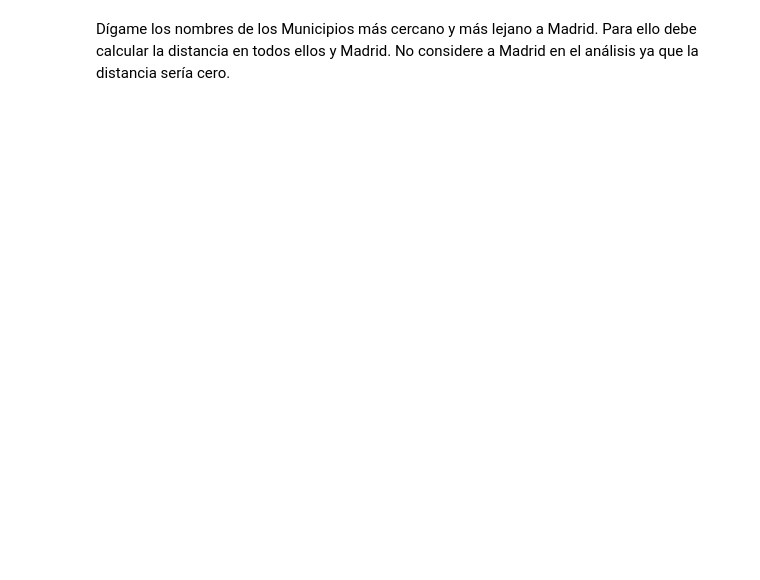
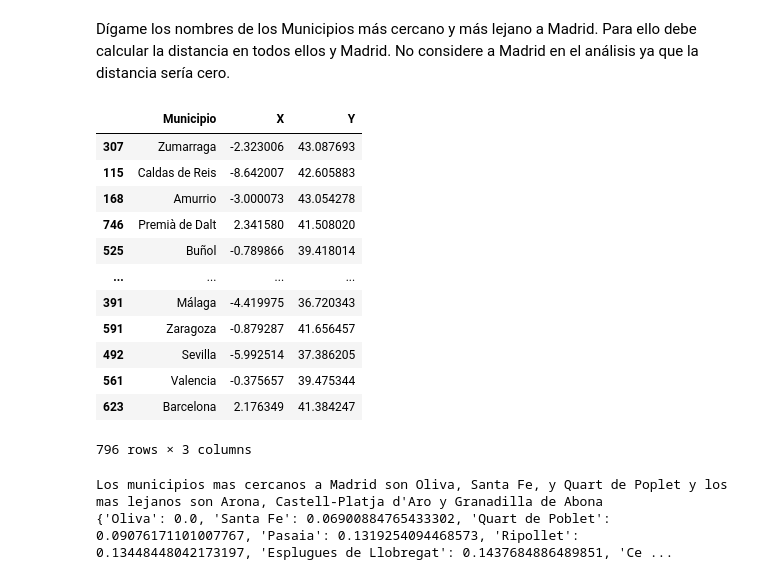
Before and after one commit to fhprime/Laboratorio-3-FH-Data-Science, a Jupyter notebook: Laboratorio 3 FH Data Science.ipynb, the cells around one changed output. Cells and saved outputs as stored; diff of their text form; code cells hidden in the pictures; blank space fills up the shorter version.

```diff
--- a/Laboratorio 3 FH Data Science.ipynb
+++ b/Laboratorio 3 FH Data Science.ipynb
@@ -298,3 +298,47 @@ Dígame los nombres de los Municipios más cercano y más
 lejano a Madrid. Para ello debe calcular la distancia en
 todos ellos y Madrid. No considere a Madrid en el
 análisis ya que la distancia sería cero.
+# %%
+coordenadas_municipio = df.loc[df['Provincia'] != 'Madrid',['Municipio','X','Y']]
+coordenadas_municipio
+# %% [output]
+|  | Municipio | X | Y |
+| 307 | Zumarraga | -2.323006 | 43.087693 |
+| 115 | Caldas de Reis | -8.642007 | 42.605883 |
+| 168 | Amurrio | -3.000073 | 43.054278 |
+| 746 | Premià de Dalt | 2.341580 | 41.508020 |
+| 525 | Buñol | -0.789866 | 39.418014 |
+| ... | ... | ... | ... |
+| 391 | Málaga | -4.419975 | 36.720343 |
+| 591 | Zaragoza | -0.879287 | 41.656457 |
+| 492 | Sevilla | -5.992514 | 37.386205 |
+| 561 | Valencia | -0.375657 | 39.475344 |
+| 623 | Barcelona | 2.176349 | 41.384247 |
+796 rows × 3 columns
+# %%
+# Se observa las coordenadas de Madrid
+coordenadas_madrid = [-3.703797,40.416630]
+coord_x = coordenadas_municipio['X']
+coord_y = coordenadas_municipio['Y']
+dic_coord = {}
+for mun in range(len(coordenadas_municipio)):
+    cord_munx = coordenadas_municipio.iloc[mun]['X']
+    cord_muny = coordenadas_municipio.iloc[mun]['Y']
+    municipio = coordenadas_municipio.iloc[mun]['Municipio']
+    #print(np.power(cord_munx-coord_x[mun],2))
+    #print(np.power(cord_muny-coord_y[mun],2))
+    #print(np.sqrt(np.power(cord_munx-coord_x[mun],2)+np.power(cord_muny-coord_y[mun],2)))
+    try:
+        dic_coord[municipio] = (np.sqrt(np.power(cord_munx-coord_x[mun],2)+np.power(cord_muny-coord_y[mun],2)))
+    except:
+        pass
+
+
+
+sort_dict_coord = dict(sorted(dic_coord.items(), key=lambda item:item[1]))
+
+print(f"Los municipios mas cercanos a Madrid son Oliva, Santa Fe, y Quart de Poplet y los mas lejanos son Arona, Castell-Platja d'Aro y Granadilla de Abona")
+print(sort_dict_coord)
+# %% [output]
+Los municipios mas cercanos a Madrid son Oliva, Santa Fe, y Quart de Poplet y los mas lejanos son Arona, Castell-Platja d'Aro y Granadilla de Abona
+{'Oliva': 0.0, 'Santa Fe': 0.06900884765433302, 'Quart de Poblet': 0.09076171101007767, 'Pasaia': 0.1319254094468573, 'Ripollet': 0.13448448042173197, 'Esplugues de Llobregat': 0.1437684886489851, 'Ce ...
```
Also changed, not shown: parts of 1 cell of this notebook.
